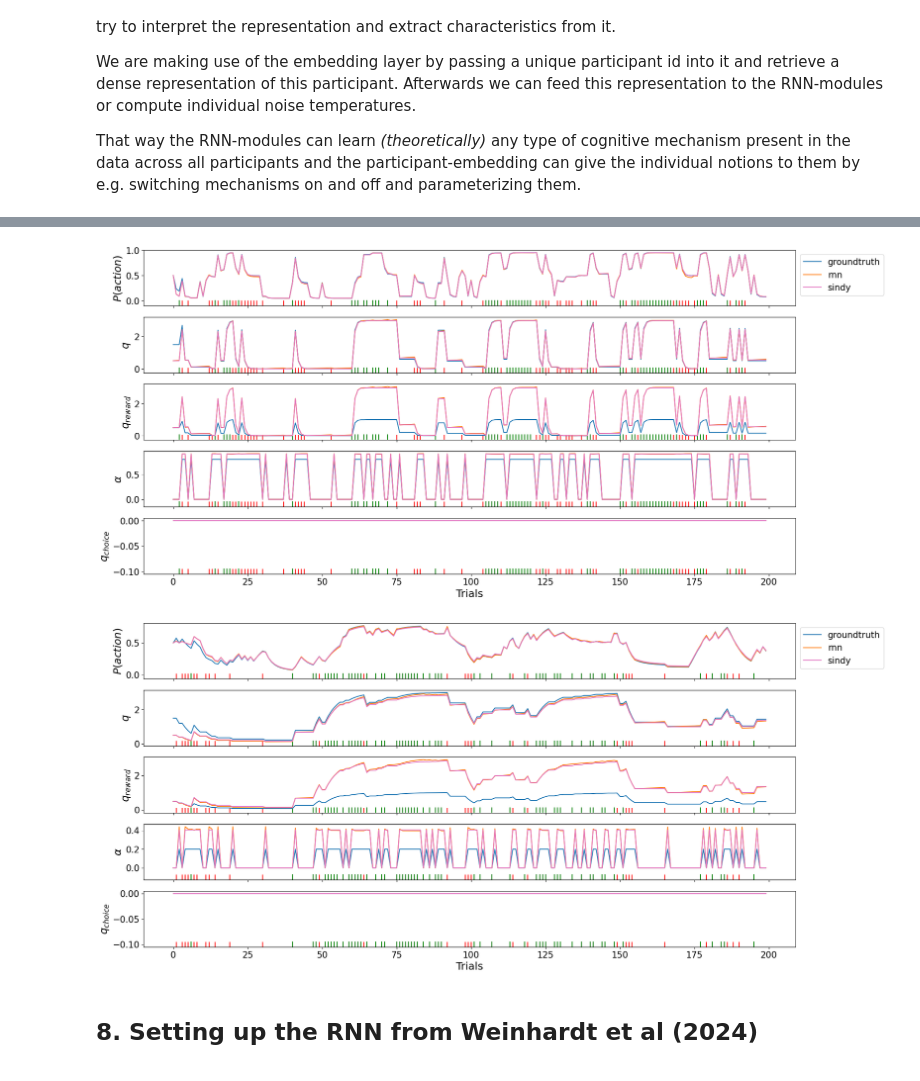
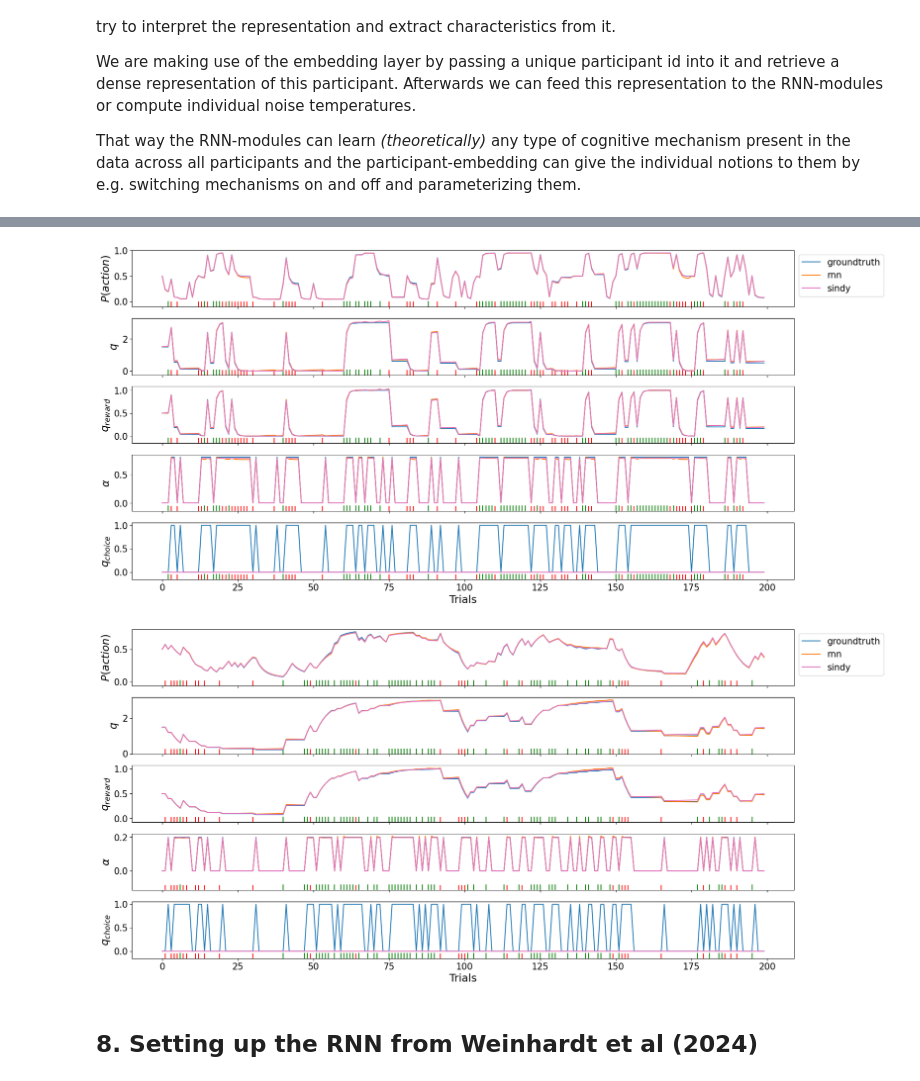
Before and after one commit to AlexanderDitz/Master_Learning_DecisionMaking, a Jupyter notebook: tutorials/tutorial_spice.ipynb, the cells around one changed output, grey strips where cells are left out. Saved outputs shown, nothing was run; the diff lists cells and outputs as text; code cells hidden in the pictures.

```diff
--- a/tutorials/tutorial_spice.ipynb
+++ b/tutorials/tutorial_spice.ipynb
@@ -955,9 +920,6 @@ filter_setup = {
 agent_1 = AgentQ(
     n_actions=n_actions,
     alpha_reward=0.8,
-    alpha_penalty=0.8,
-    forget_rate=0.,
-    confirmation_bias=0.,
 )
 
 dataset_1, _, _ = create_dataset(
@@ -974,9 +936,6 @@ dataset_1.xs[..., -1] = 0
 agent_2 = AgentQ(
     n_actions=n_actions,
     alpha_reward=0.2,
-    alpha_penalty=0.2,
-    forget_rate=0.,
-    confirmation_bias=0.,
 )
 
 dataset_2, _, _ = create_dataset(
@@ -1294,35 +1181,19 @@ PS: Keep the number of epochs as powers of two, i.e. $2^n$ with $n \in \mathbb{N
 # get the number of participants from your data
 participant_ids = dataset.xs[..., -1].unique()
 n_participants = len(participant_ids)
-model_rnn = RLRNN(n_actions=n_actions, n_participants=n_participants, list_signals=list_rnn_modules+list_control_parameters)
+model_rnn = RLRNN(n_actions=n_actions, n_participants=n_participants, list_signals=list_rnn_modules+list_control_signals)
 optimizer_rnn = torch.optim.Adam(model_rnn.parameters(), lr=5e-3)
 
 model_rnn, _, _ = fit_model(
     model=model_rnn,
     optimizer=optimizer_rnn,
     dataset_train=dataset,
-    epochs=2048,
+    epochs=512,
     n_steps=16,
     scheduler=True,
-    convergence_threshold=1e-19,
+    convergence_threshold=0,
 )
 
 # set up RNN-agent
 agent_rnn = AgentNetwork(model_rnn=model_rnn, n_actions=n_actions)
-
-# setup the SINDy-agent
-agent_sindy = fit_model_sindy(
-    rnn_modules=list_rnn_modules,
-    control_parameters=list_control_parameters,
-    agent=agent_rnn,
-    data=environment,
-    n_sessions=n_participants,
-    n_trials=1024,
-    polynomial_degree=2,
-    library_setup=library_setup,
-    filter_setup=filter_setup,
-    optimizer_threshold=0.05,
-    optimizer_alpha=0.1,
-    verbose=True,
-)
 # %% [output]
@@ -1351,0 +1217,15 @@ SINDy model for x_value_reward_not_chosen:
+# %%
+# setup the SINDy-agent
+agent_spice, loss_spice = fit_spice(
+    rnn_modules=list_rnn_modules,
+    control_signals=list_control_signals,
+    agent=agent_rnn,
+    data=dataset,
+    polynomial_degree=2,
+    library_setup=library_setup,
+    filter_setup=filter_setup,
+    optimizer_threshold=0.05,
+    optimizer_alpha=0.1,
+    participant_id=None,
+    verbose=True,
+)
@@ -1352,15 +1253,15 @@ SINDy model for x_value_reward_not_chosen:
 # %%
 # Let's see how well the dynamics were fitted
-agents = {'groundtruth': agent_1, 'rnn': agent_rnn, 'sindy': agent_sindy}
+agents = {'groundtruth': agent_1, 'rnn': agent_rnn, 'sindy': agent_spice}
 fig, axs = plot_session(agents, dataset_1.xs[0])
 # %% [output]
-[figure, old version]
+[figure, new version]
 # %%
 # Let's see how well the dynamics were fitted
-agents = {'groundtruth': agent_2, 'rnn': agent_rnn, 'sindy': agent_sindy}
+agents = {'groundtruth': agent_2, 'rnn': agent_rnn, 'sindy': agent_spice}
 fig, axs = plot_session(agents, dataset_2.xs[0])
 # %% [output]
-[figure, old version]
+[figure, new version]
 # %% [markdown]
 ## 8. Setting up the RNN from Weinhardt et al (2024)
 # %% [markdown]
```
Also changed, not shown: parts of 52 cells of this notebook, 11 other files.
